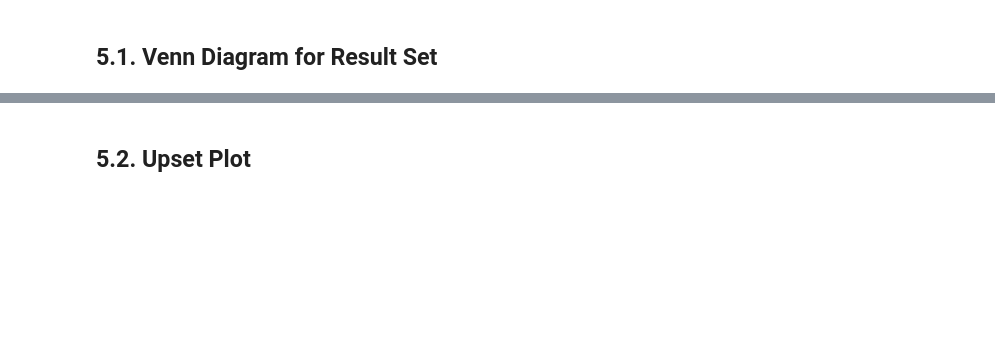
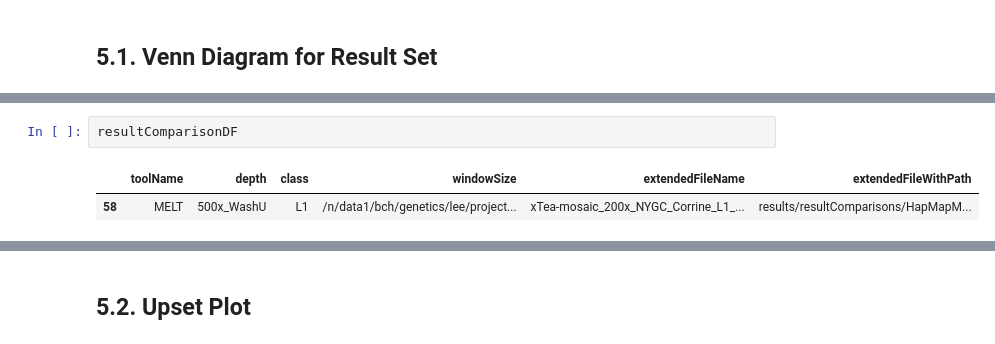
Before and after one commit to junseokpark/SMaHT, a Jupyter notebook: analysis/HapMap-ResultCollectionAndAnalysis.ipynb, the cells around one changed output, grey strips where cells are left out. Drawn from its saved outputs; the diff is of its cells as text; blank space fills up the shorter version.

```diff
--- a/analysis/HapMap-ResultCollectionAndAnalysis.ipynb
+++ b/analysis/HapMap-ResultCollectionAndAnalysis.ipynb
@@ -678,0 +982,5 @@ Box(children=(HTML(value='<div id="ifr-pyg-00061ab3af674834FGkJThP7pMmZwlEH" sty
+# %%
+resultComparisonDF
+# %% [output]
+|  | toolName | depth | class | windowSize | extendedFileName | extendedFileWithPath |
+| 58 | MELT | 500x_WashU | L1 | /n/data1/bch/genetics/lee/project... | xTea-mosaic_200x_NYGC_Corrine_L1_... | results/resultComparisons/HapMapM... |
```
Also changed, not shown: parts of 33 cells of this notebook, 14 other files.
